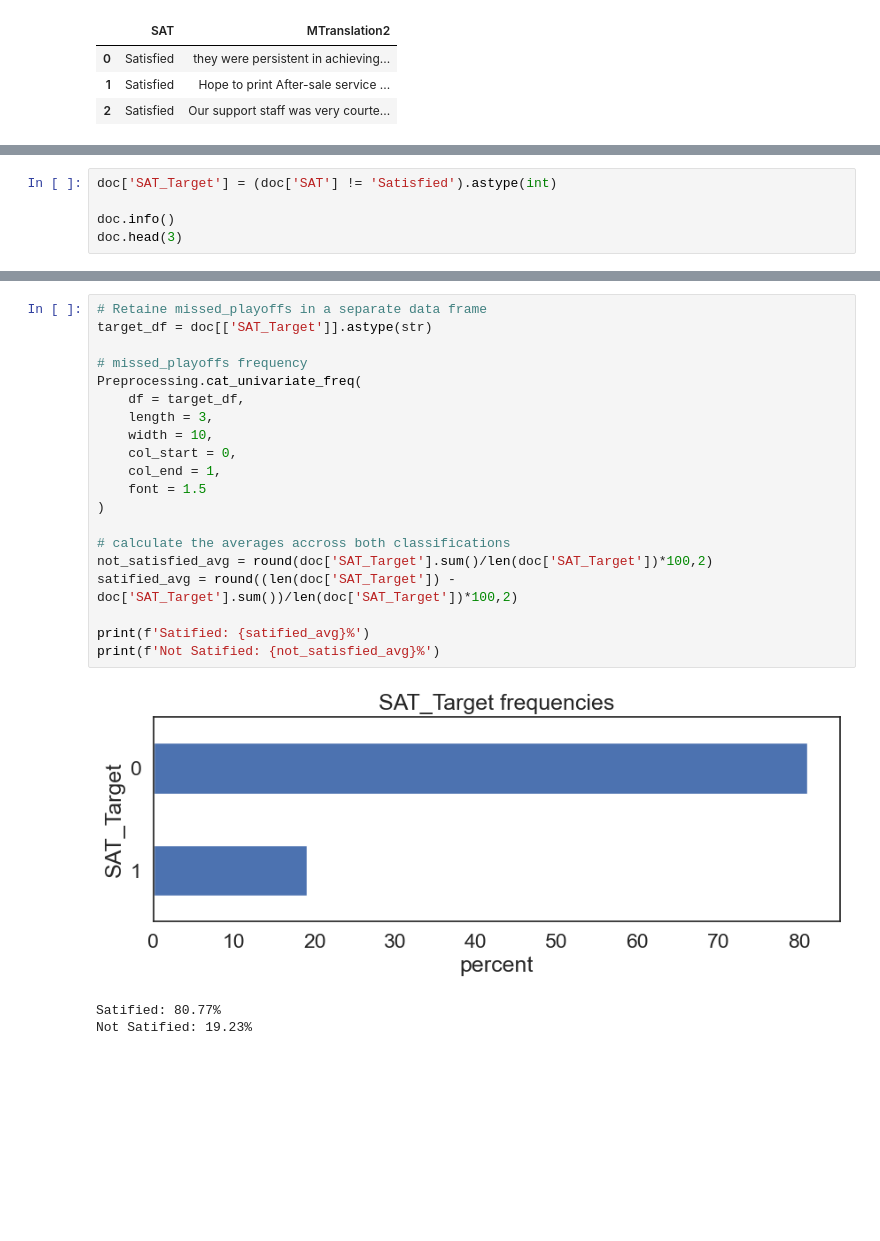
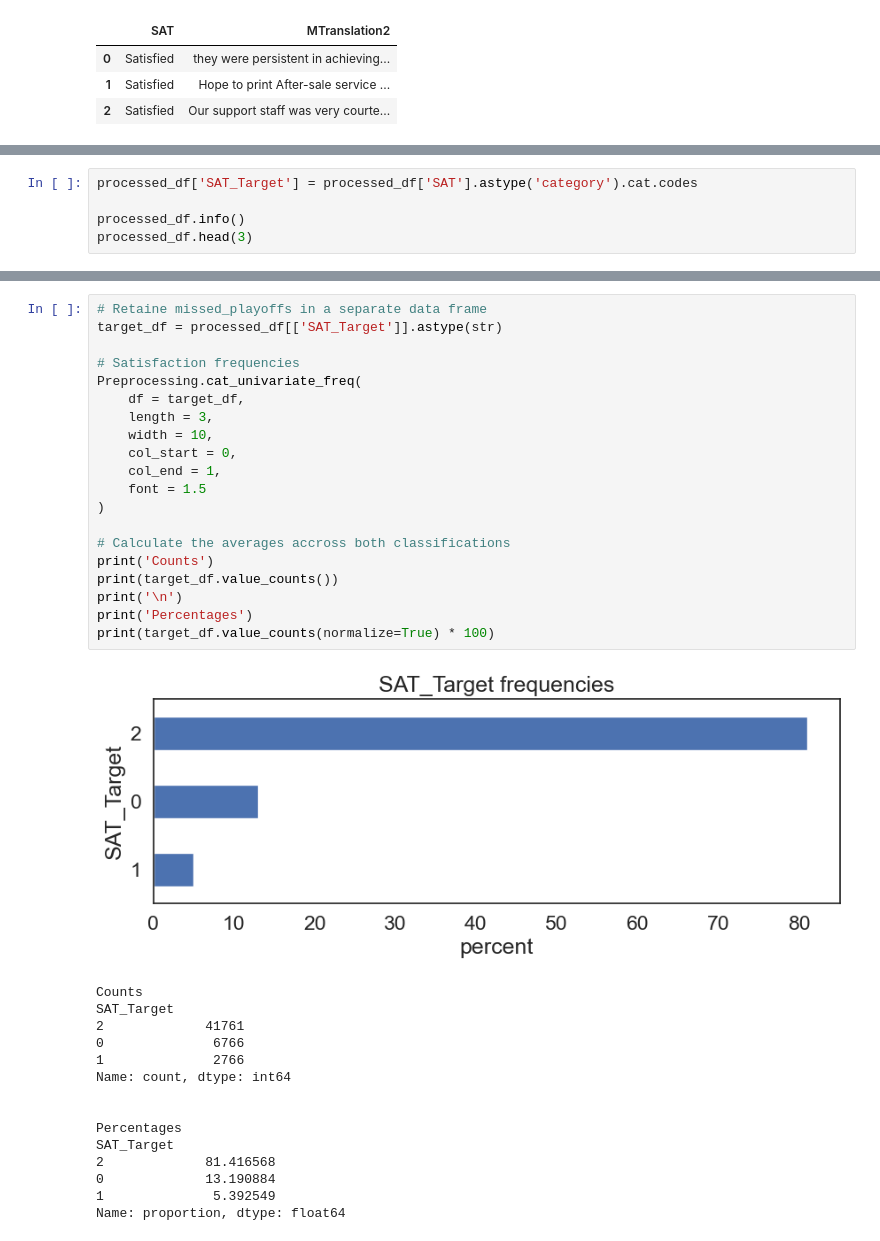
Before and after one commit to JoeyLeoBen/Intel_Website_Review_NLP_Analysis, a Jupyter notebook: Intel_Website_Review_Preprocessing_EDA.ipynb, the cells around one changed output, grey strips where cells are left out. Cells and saved outputs as stored; diff of their text form; blank space fills up the shorter version.

```diff
--- a/Intel_Website_Review_Preprocessing_EDA.ipynb
+++ b/Intel_Website_Review_Preprocessing_EDA.ipynb
@@ -127,7 +312,7 @@ plt.show()
 # %%
-doc['SAT_Target'] = (doc['SAT'] != 'Satisfied').astype(int)
+processed_df['SAT_Target'] = processed_df['SAT'].astype('category').cat.codes
 
-doc.info()
-doc.head(3)
+processed_df.info()
+processed_df.head(3)
 # %% [output]
 <class 'pandas.core.frame.DataFrame'>
@@ -149,24 +334,36 @@ memory usage: 2.2+ MB
 # %%
 # Retaine missed_playoffs in a separate data frame
-target_df = doc[['SAT_Target']].astype(str)
+target_df = processed_df[['SAT_Target']].astype(str)
 
-# missed_playoffs frequency
+# Satisfaction frequencies
 Preprocessing.cat_univariate_freq(
     df = target_df,
     length = 3,
     width = 10,
     col_start = 0,
     col_end = 1,
     font = 1.5
 )
 
-# calculate the averages accross both classifications
-not_satisfied_avg = round(doc['SAT_Target'].sum()/len(doc['SAT_Target'])*100,2)
-satified_avg = round((len(doc['SAT_Target']) - doc['SAT_Target'].sum())/len(doc['SAT_Target'])*100,2)
-
-print(f'Satified: {satified_avg}%')
-print(f'Not Satified: {not_satisfied_avg}%')
+# Calculate the averages accross both classifications
+print('Counts')
+print(target_df.value_counts())
+print('\n')
+print('Percentages')
+print(target_df.value_counts(normalize=True) * 100)
 # %% [output]
-[figure, old version]
+[figure, new version]
-Satified: 80.77%
-Not Satified: 19.23%
+Counts
+SAT_Target
+2             41761
+0              6766
+1              2766
+Name: count, dtype: int64
+
+
+Percentages
+SAT_Target
+2             81.416568
+0             13.190884
+1              5.392549
+Name: proportion, dtype: float64
```
Also changed, not shown: parts of 26 cells of this notebook, 6 other files.
